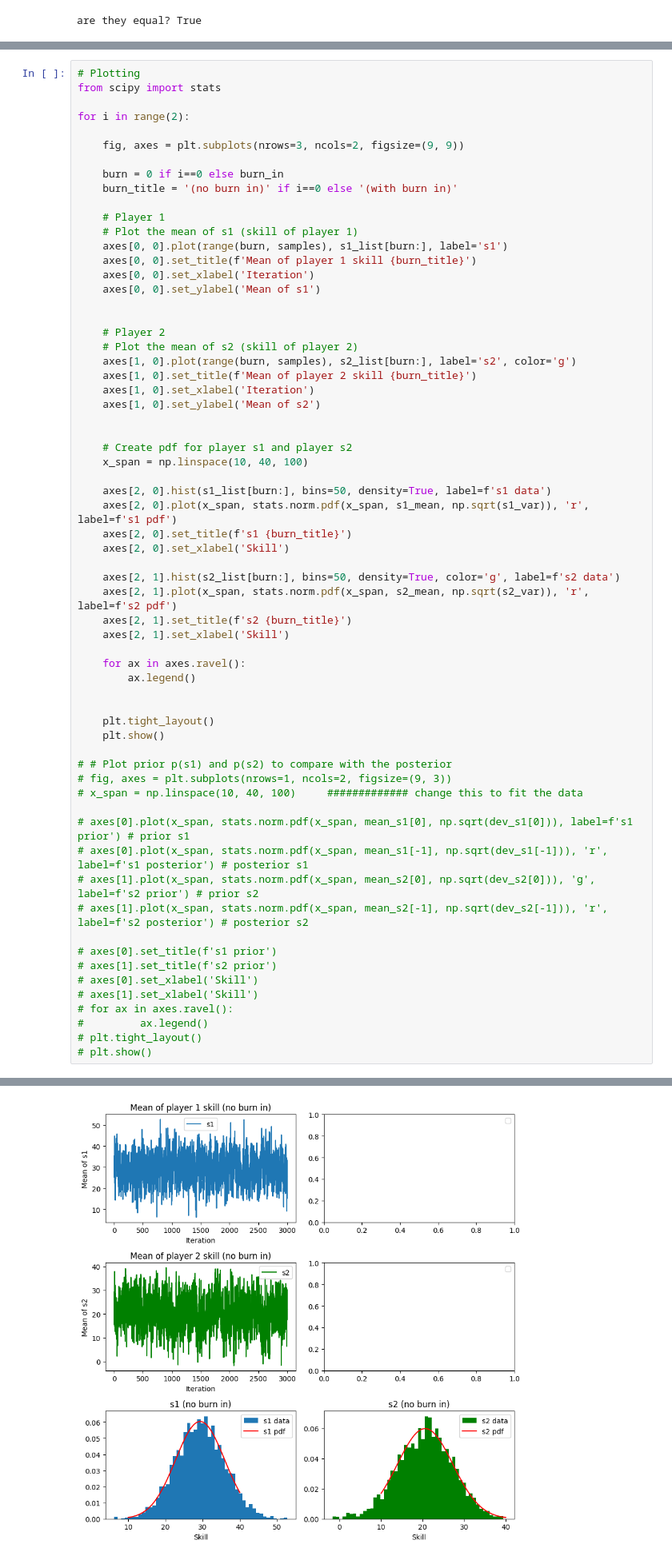
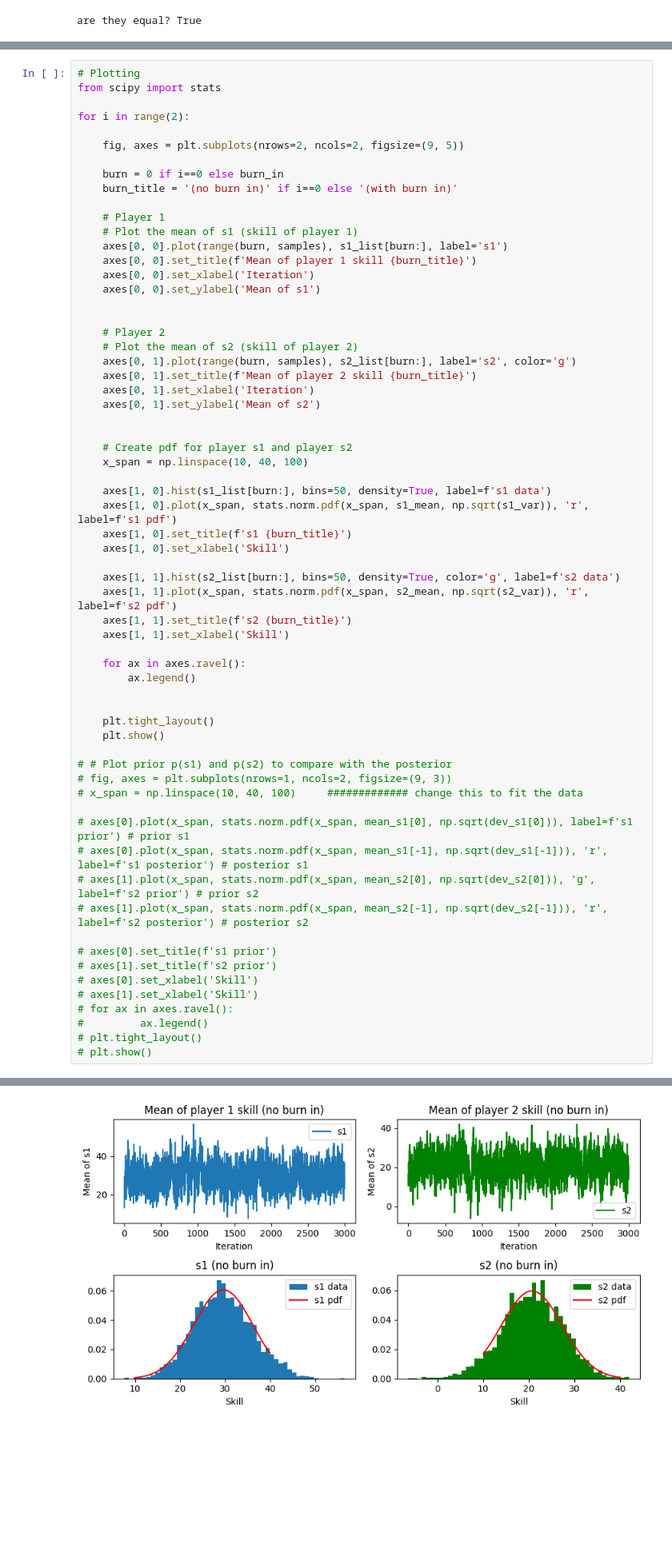
Before and after one commit to marvanG/APML-project-2023, a Jupyter notebook: Q4.ipynb, the cells around one changed output, grey strips where cells are left out. Shown at 80% size. Cells and saved outputs as stored; diff of their text form; blank space fills up the shorter version.

```diff
--- a/Q4.ipynb
+++ b/Q4.ipynb
@@ -107,7 +107,7 @@ from scipy import stats
 
 for i in range(2):
 
-    fig, axes = plt.subplots(nrows=3, ncols=2, figsize=(9, 9))
+    fig, axes = plt.subplots(nrows=2, ncols=2, figsize=(9, 5))
 
     burn = 0 if i==0 else burn_in
     burn_title = '(no burn in)' if i==0 else '(with burn in)'
@@ -122,24 +122,24 @@ for i in range(2):
 
     # Player 2
     # Plot the mean of s2 (skill of player 2)
-    axes[1, 0].plot(range(burn, samples), s2_list[burn:], label='s2', color='g')
-    axes[1, 0].set_title(f'Mean of player 2 skill {burn_title}')
-    axes[1, 0].set_xlabel('Iteration')
-    axes[1, 0].set_ylabel('Mean of s2')
+    axes[0, 1].plot(range(burn, samples), s2_list[burn:], label='s2', color='g')
+    axes[0, 1].set_title(f'Mean of player 2 skill {burn_title}')
+    axes[0, 1].set_xlabel('Iteration')
+    axes[0, 1].set_ylabel('Mean of s2')
 
 
     # Create pdf for player s1 and player s2
     x_span = np.linspace(10, 40, 100)
 
-    axes[2, 0].hist(s1_list[burn:], bins=50, density=True, label=f's1 data')
-    axes[2, 0].plot(x_span, stats.norm.pdf(x_span, s1_mean, np.sqrt(s1_var)), 'r', label=f's1 pdf')
-    axes[2, 0].set_title(f's1 {burn_title}')
-    axes[2, 0].set_xlabel('Skill')
+    axes[1, 0].hist(s1_list[burn:], bins=50, density=True, label=f's1 data')
+    axes[1, 0].plot(x_span, stats.norm.pdf(x_span, s1_mean, np.sqrt(s1_var)), 'r', label=f's1 pdf')
+    axes[1, 0].set_title(f's1 {burn_title}')
+    axes[1, 0].set_xlabel('Skill')
 
-    axes[2, 1].hist(s2_list[burn:], bins=50, density=True, color='g', label=f's2 data')
-    axes[2, 1].plot(x_span, stats.norm.pdf(x_span, s2_mean, np.sqrt(s2_var)), 'r', label=f's2 pdf')
-    axes[2, 1].set_title(f's2 {burn_title}')
-    axes[2, 1].set_xlabel('Skill')
+    axes[1, 1].hist(s2_list[burn:], bins=50, density=True, color='g', label=f's2 data')
+    axes[1, 1].plot(x_span, stats.norm.pdf(x_span, s2_mean, np.sqrt(s2_var)), 'r', label=f's2 pdf')
+    axes[1, 1].set_title(f's2 {burn_title}')
+    axes[1, 1].set_xlabel('Skill')
 
     for ax in axes.ravel():
         ax.legend()
@@ -171 +169 @@ No artists with labels found to put in legend.  Note that artists whose label st
-[figure, old version]
+[figure, new version]
```
Also changed, not shown: parts of 2 cells of this notebook, 4 other files.
